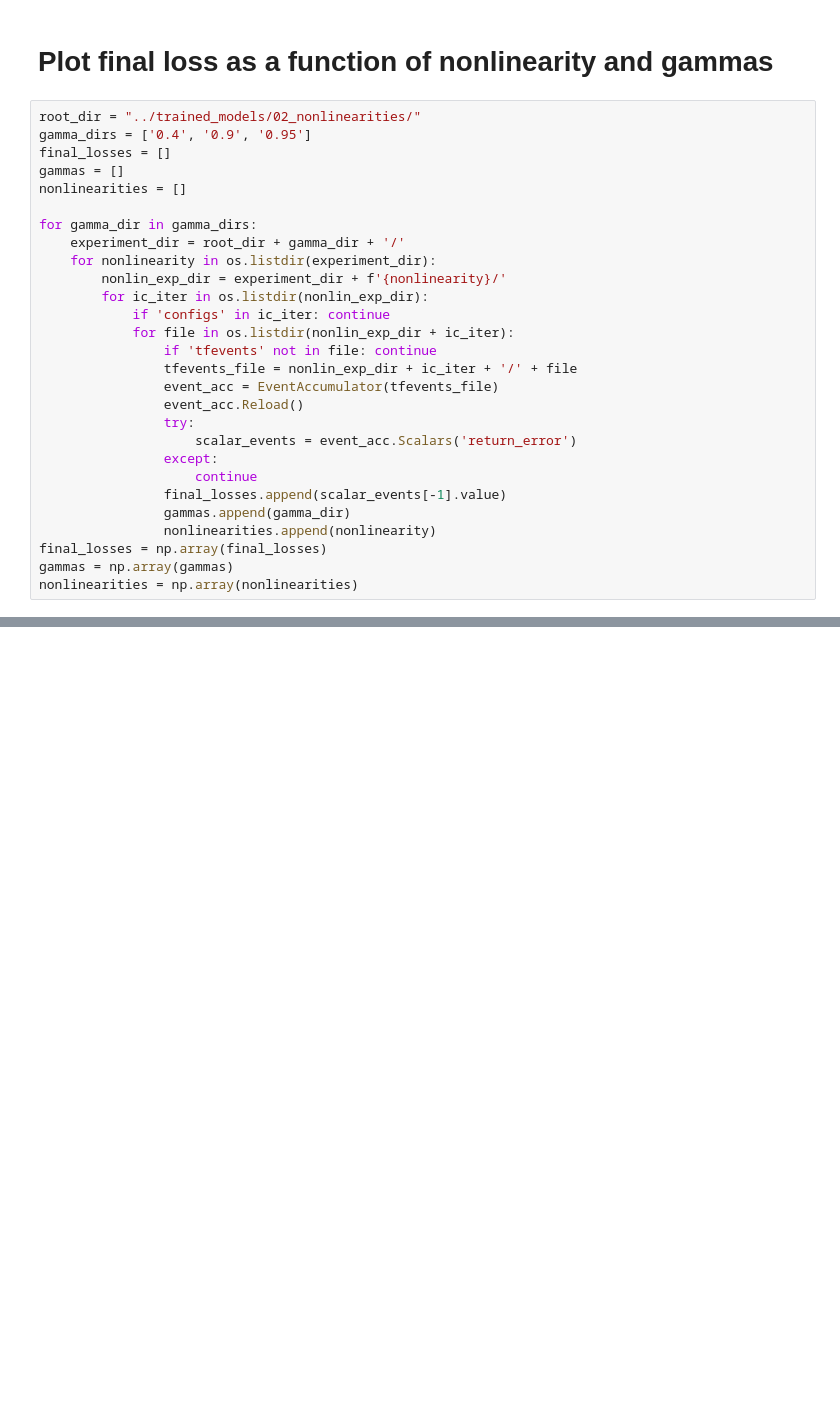
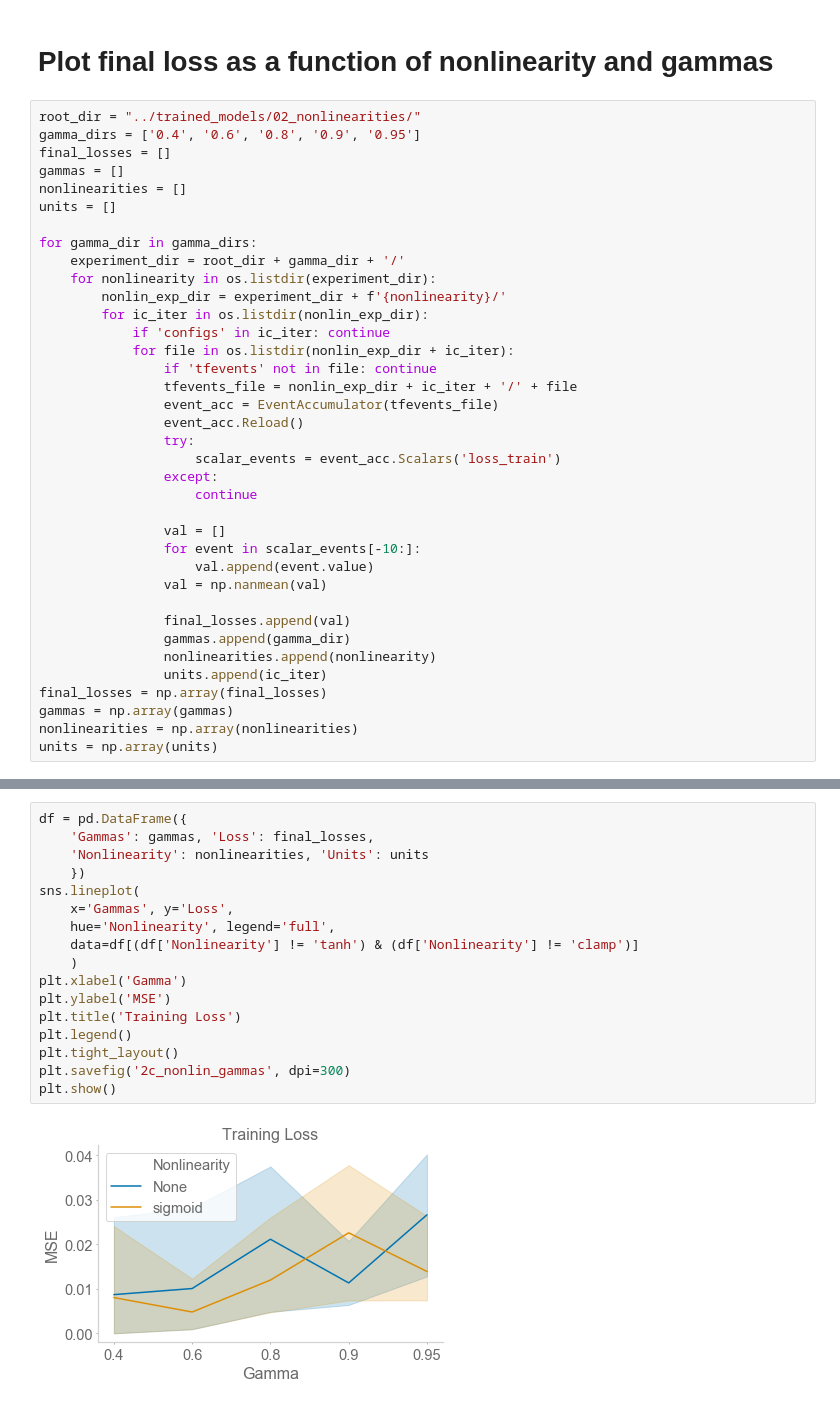
Before and after one commit to chingf/sr-project, a Jupyter notebook: notebooks/2c-nonlinearities.ipynb, the cells around one changed output, grey strips where cells are left out. Drawn from its saved outputs; the diff is of its cells as text; blank space fills up the shorter version.

```diff
--- a/notebooks/2c-nonlinearities.ipynb
+++ b/notebooks/2c-nonlinearities.ipynb
@@ -62,10 +69,11 @@ plt.show()
 # Plot final loss as a function of nonlinearity and gammas
 # %%
 root_dir = "../trained_models/02_nonlinearities/"
-gamma_dirs = ['0.4', '0.9', '0.95']
+gamma_dirs = ['0.4', '0.6', '0.8', '0.9', '0.95']
 final_losses = []
 gammas = []
 nonlinearities = []
+units = []
 
 for gamma_dir in gamma_dirs:
     experiment_dir = root_dir + gamma_dir + '/'
@@ -79,12 +87,20 @@ for gamma_dir in gamma_dirs:
                 event_acc = EventAccumulator(tfevents_file)
                 event_acc.Reload()
                 try:
-                    scalar_events = event_acc.Scalars('return_error')
+                    scalar_events = event_acc.Scalars('loss_train')
                 except:
                     continue
-                final_losses.append(scalar_events[-1].value)
+
+                val = []
+                for event in scalar_events[-10:]:
+                    val.append(event.value)
+                val = np.nanmean(val)
+
+                final_losses.append(val)
                 gammas.append(gamma_dir)
                 nonlinearities.append(nonlinearity)
+                units.append(ic_iter)
 final_losses = np.array(final_losses)
 gammas = np.array(gammas)
 nonlinearities = np.array(nonlinearities)
+units = np.array(units)
@@ -94,0 +107,19 @@ array([0.01439194, 0.00781587, 0.00596851, 0.01379443, 0.04205583])
+# %%
+df = pd.DataFrame({
+    'Gammas': gammas, 'Loss': final_losses,
+    'Nonlinearity': nonlinearities, 'Units': units
+    })
+sns.lineplot(
+    x='Gammas', y='Loss',
+    hue='Nonlinearity', legend='full',
+    data=df[(df['Nonlinearity'] != 'tanh') & (df['Nonlinearity'] != 'clamp')]
+    )
+plt.xlabel('Gamma')
+plt.ylabel('MSE')
+plt.title('Training Loss')
+plt.legend()
+plt.tight_layout()
+plt.savefig('2c_nonlin_gammas', dpi=300)
+plt.show()
+# %% [output]
+[figure, added]
```
Also changed, not shown: parts of 4 cells of this notebook, 8 other files.
